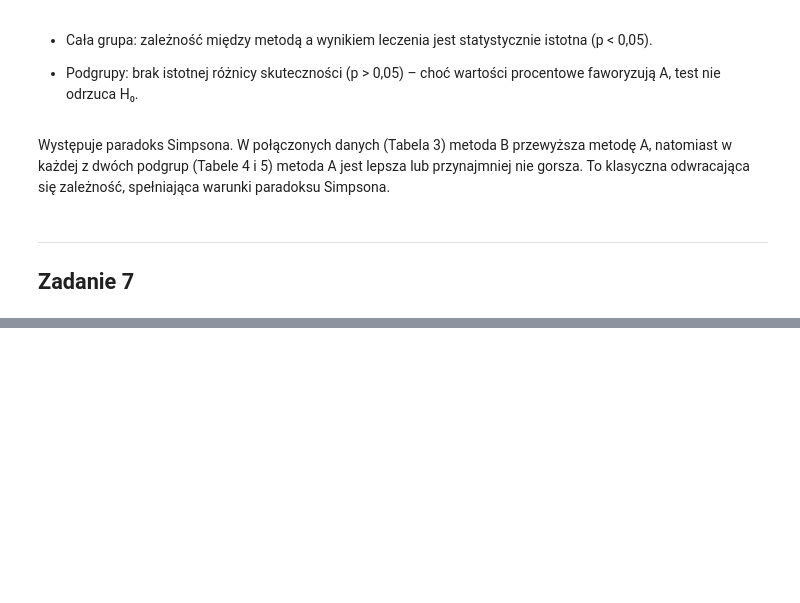
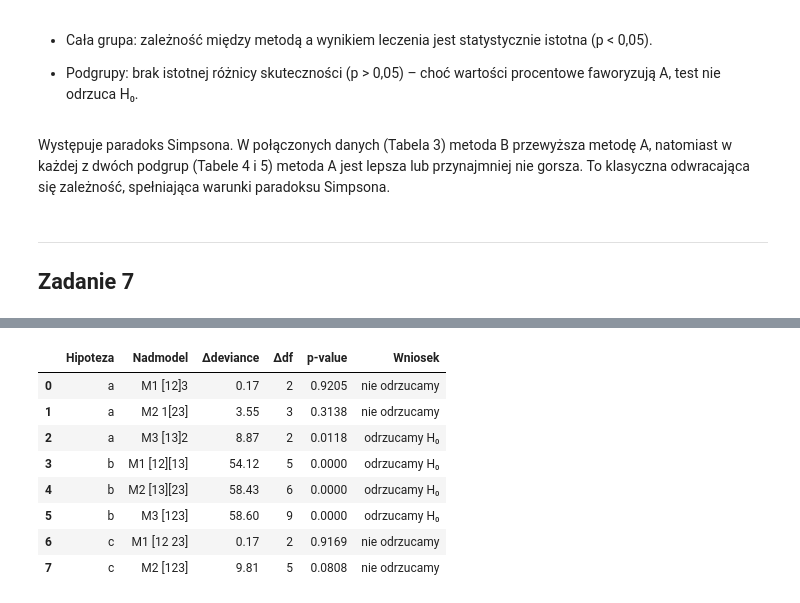
Before and after one commit to mathieuboro/Analysis_of_Survey_Data, a Jupyter notebook: Sprawozdanie3.ipynb, the cells around one changed output, grey strips where cells are left out. Cells and saved outputs as stored; diff of their text form; code cells hidden in the pictures; blank space fills up the shorter version.

```diff
--- a/Sprawozdanie3.ipynb
+++ b/Sprawozdanie3.ipynb
@@ -711,0 +447,90 @@ Model: Freq ~ C(PYT_2)*C(CZY_KIER)*C(STAŻ)
+# %%
+import pandas as pd, patsy, statsmodels.api as sm
+from itertools import combinations
+from scipy.stats import chi2
+
+α = 0.05          # poziom istotności
+
+# ----------------------------------------------------
+# 1. Wczytanie danych i tablica liczności -------------
+# ----------------------------------------------------
+df = pd.read_csv('ankieta.csv', sep=';', encoding='Latin2')
+for col in ['CZY_KIER', 'PYT_2', 'STAŻ']:
+    df[col] = df[col].astype('category')
+
+tab = (df.groupby(['CZY_KIER', 'PYT_2', 'STAŻ'], observed=True)
+         .size().reset_index(name='Freq'))
+
+# ----------------------------------------------------
+# 2. Funkcja pomocnicza -------------------------------
+# ----------------------------------------------------
+def fit(formula):
+    y, X = patsy.dmatrices(formula, tab, return_type='dataframe')
+    return sm.GLM(y, X, family=sm.families.Poisson()).fit()
+
+def lr_test(base, sup, alpha=0.05):
+    """base ⊂ sup  →  zwraca ΔD, Δdf, p-value, decyzję"""
+    ΔD   = base.deviance - sup.deviance           # różnica deviancji
+    Δdf  = base.df_resid - sup.df_resid           # różnica df
+    p    = chi2.sf(ΔD, Δdf)                       # chi-kwadrat
+    dec  = "odrzucamy H₀" if p < alpha else "nie odrzucamy"
+    return ΔD, int(Δdf), p, dec
+
+# ----------------------------------------------------
+# 3. Hipoteza (a)  CZY_KIER ⟂ PYT_2 ⟂ STAŻ ----------
+#    M0 = [1 2 3]  (pełna niezależność)
+#    rozważamy ≥3 nadmodele (przykład ze slajdu)
+# ----------------------------------------------------
+M0_a = fit('Freq ~ C(CZY_KIER) + C(PYT_2) + C(STAŻ)')
+M1_a = fit('Freq ~ C(CZY_KIER)*C(PYT_2) + C(STAŻ)')          # [12]3
+M2_a = fit('Freq ~ C(CZY_KIER) + C(PYT_2)*C(STAŻ)')          # 1[23]
+M3_a = fit('Freq ~ C(CZY_KIER)*C(STAŻ) + C(PYT_2)')          # [13]2
+
+# ----------------------------------------------------
+# 4. Hipoteza (b)  PYT_2 ⟂ (CZY_KIER, STAŻ)
+#    M0 = [13]       (PYT_2 niezależna od pary)
+# ----------------------------------------------------
+M0_b = fit('Freq ~ C(CZY_KIER)*C(STAŻ)')                     # [13]
+M1_b = fit('Freq ~ C(CZY_KIER)*C(PYT_2) + C(CZY_KIER)*C(STAŻ)')  # [12][13]
+M2_b = fit('Freq ~ C(CZY_KIER)*C(STAŻ) + C(PYT_2)*C(STAŻ)')      # [13][23]
+M3_b = fit('Freq ~ C(CZY_KIER)*C(PYT_2)*C(STAŻ)')                # [123]
+
+# ----------------------------------------------------
+# 5. Hipoteza (c)  PYT_2 ⟂ CZY_KIER | STAŻ
+#    M0 = [1 23]    (brak 1×2 po uwzględnieniu 3)
+#    tylko 2 nadmodele (patrz notatka)
+# ----------------------------------------------------
+M0_c = fit('Freq ~ C(CZY_KIER) + C(PYT_2)*C(STAŻ)')          # [1 23]
+M1_c = fit('Freq ~ C(CZY_KIER)*C(PYT_2) + C(PYT_2)*C(STAŻ)') # [12 23]
+M2_c = fit('Freq ~ C(CZY_KIER)*C(PYT_2)*C(STAŻ)')            # [123]
+
+# ----------------------------------------------------
+# 6. Zbiorcze podsumowanie ----------------------------
+# ----------------------------------------------------
+tests = [
+    ("a", M0_a, [("M1 [12]3", M1_a), ("M2 1[23]", M2_a), ("M3 [13]2", M3_a)]),
+    ("b", M0_b, [("M1 [12][13]", M1_b), ("M2 [13][23]", M2_b), ("M3 [123]", M3_b)]),
+    ("c", M0_c, [("M1 [12 23]",  M1_c), ("M2 [123]",    M2_c)]),
+]
+
+rows = []
+for label, base, supers in tests:
+    for name, sup in supers:
+        ΔD, Δdf, p, dec = lr_test(base, sup)      # ← używamy własnej funkcji
+        rows.append([label, name, round(ΔD,2), Δdf, round(p,4), dec])
+
+out = (pd.DataFrame(rows, columns=["Hipoteza", "Nadmodel", "Δdeviance", "Δdf", "p-value", "Wniosek"])
+         .assign(**{"p-value": lambda d: d["p-value"].round(4),
+                    "Δdeviance": lambda d: d["Δdeviance"].round(2)}))
+
+out
+# %% [output]
+|  | Hipoteza | Nadmodel | Δdeviance | Δdf | p-value | Wniosek |
+| 0 | a | M1 [12]3 | 0.17 | 2 | 0.9205 | nie odrzucamy |
+| 1 | a | M2 1[23] | 3.55 | 3 | 0.3138 | nie odrzucamy |
+| 2 | a | M3 [13]2 | 8.87 | 2 | 0.0118 | odrzucamy H₀ |
+| 3 | b | M1 [12][13] | 54.12 | 5 | 0.0000 | odrzucamy H₀ |
+| 4 | b | M2 [13][23] | 58.43 | 6 | 0.0000 | odrzucamy H₀ |
+| 5 | b | M3 [123] | 58.60 | 9 | 0.0000 | odrzucamy H₀ |
+| 6 | c | M1 [12 23] | 0.17 | 2 | 0.9169 | nie odrzucamy |
+| 7 | c | M2 [123] | 9.81 | 5 | 0.0808 | nie odrzucamy |
```
Also changed, not shown: parts of 14 cells of this notebook.
